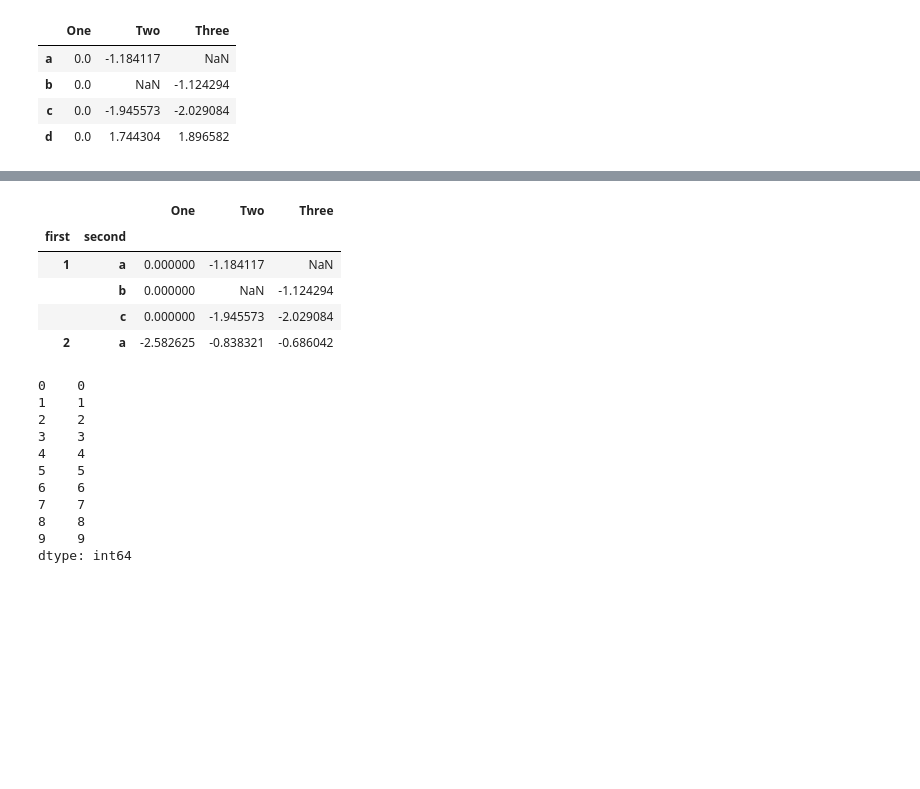
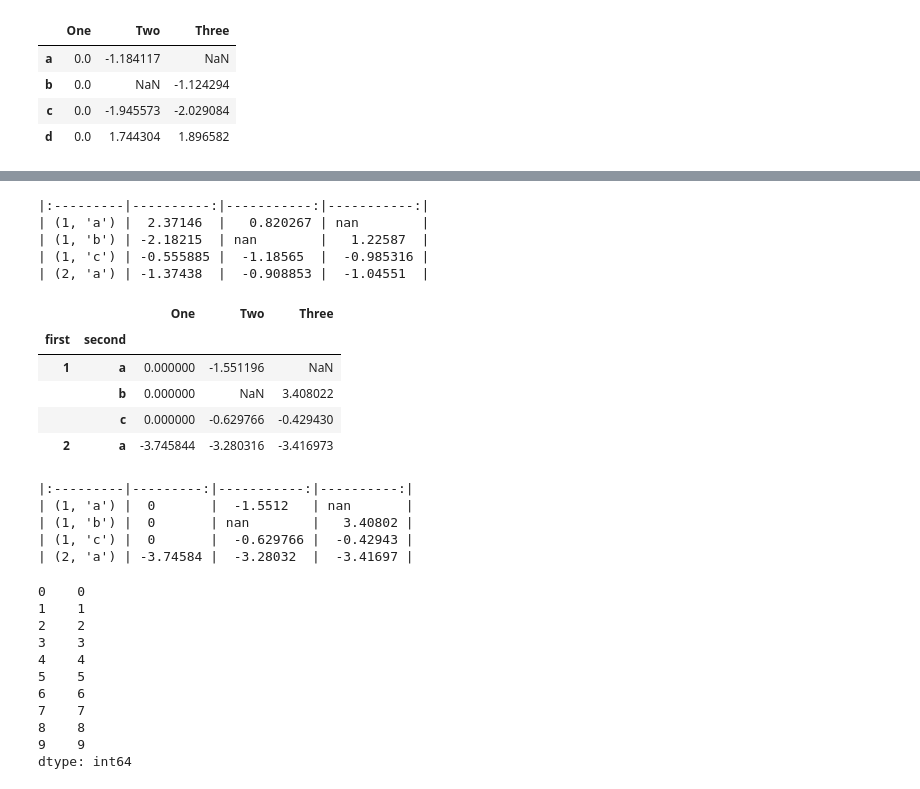
Before and after one commit to galaxy1014/ML_module_summary, a Jupyter notebook: Pandas/Basic Function/Basic Functionality.ipynb, the cells around one changed output, grey strips where cells are left out. Saved outputs shown, nothing was run; the diff lists cells and outputs as text; code cells hidden in the pictures; blank space fills up the shorter version.

```diff
--- a/Pandas/Basic Function/Basic Functionality.ipynb
+++ b/Pandas/Basic Function/Basic Functionality.ipynb
@@ -301,12 +301,28 @@ m_df
+# %%
+print(m_df.to_markdown())
+# %% [output]
+|:---------|----------:|-----------:|-----------:|
+| (1, 'a') |  2.37146  |   0.820267 | nan        |
+| (1, 'b') | -2.18215  | nan        |   1.22587  |
+| (1, 'c') | -0.555885 |  -1.18565  |  -0.985316 |
+| (2, 'a') | -1.37438  |  -0.908853 |  -1.04551  |
 # %%
-m_df.sub(column, axis=0, level='second')
+m_dfs = m_df.sub(column, axis=0, level='second')
 # %% [output]
 |  |  | One | Two | Three |
 | first | second |  |  |  |
-| 1 | a | 0.000000 | -1.184117 | NaN |
-|  | b | 0.000000 | NaN | -1.124294 |
-|  | c | 0.000000 | -1.945573 | -2.029084 |
-| 2 | a | -2.582625 | -0.838321 | -0.686042 |
+| 1 | a | 0.000000 | -1.551196 | NaN |
+|  | b | 0.000000 | NaN | 3.408022 |
+|  | c | 0.000000 | -0.629766 | -0.429430 |
+| 2 | a | -3.745844 | -3.280316 | -3.416973 |
+# %%
+print(m_dfs.to_markdown())
+# %% [output]
+|:---------|---------:|-----------:|----------:|
+| (1, 'a') |  0       |  -1.5512   | nan       |
+| (1, 'b') |  0       | nan        |   3.40802 |
+| (1, 'c') |  0       |  -0.629766 |  -0.42943 |
+| (2, 'a') | -3.74584 |  -3.28032  |  -3.41697 |
 # %%
 # 0~10까지의 정수를 원소로하는 시리즈 생성
 s = pd.Series(np.arange(10))
```
Also changed, not shown: parts of 10 cells of this notebook.
